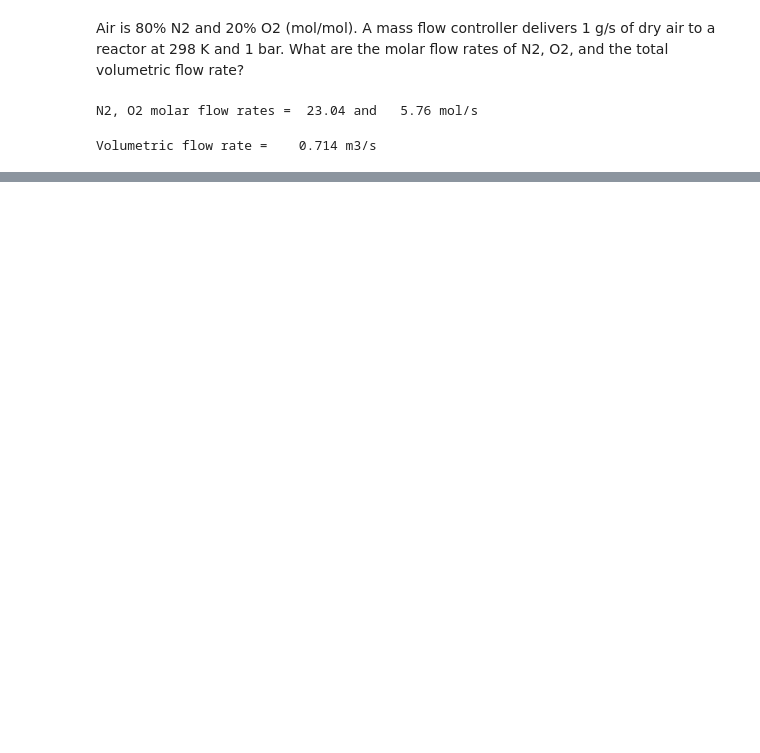
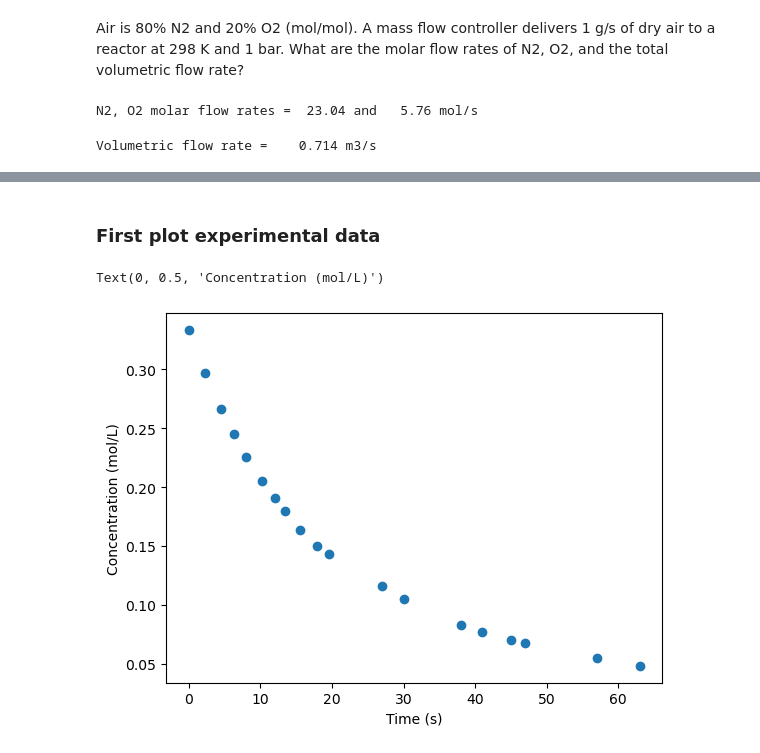
Before and after one commit to wmfschneider/CBE60546, a Jupyter notebook: Resources/Examples.ipynb, the cells around one changed output, grey strips where cells are left out. Saved outputs shown, nothing was run; the diff lists cells and outputs as text; code cells hidden in the pictures; blank space fills up the shorter version.

```diff
--- a/Resources/Examples.ipynb
+++ b/Resources/Examples.ipynb
@@ -36,0 +79,18 @@ Volumetric flow rate =    0.714 m3/s
+# %% [markdown]
+### First plot experimental data
+# %%
+import numpy as np               #this lets up handles arrays of data
+import matplotlib.pyplot as plt
+
+# Experimental data:
+t = np.array([0.00, 2.25, 4.50, 6.33, 8.00, 10.25, 12.00, 13.50, 15.60, 17.85, 19.60, 27.00, 30.00, 38.00, 41.00, 45.00, 47.00, 57.00, 63.00])
+
+C_Br2 = np.array([0.3335, 0.2965, 0.2660, 0.2450, 0.2255, 0.2050, 0.1910, 0.1794, 0.1632, 0.1500, 0.1429, 0.1160, 0.1053, 0.0830, 0.0767, 0.0705, 0.0678, 0.0553, 0.0482])
+
+plt.figure()
+plt.plot(t,C_Br2,'o')
+plt.xlabel('Time (s)')
+plt.ylabel('Concentration (mol/L)')
+# %% [output]
+Text(0, 0.5, 'Concentration (mol/L)')
+[figure, added]
```
Also changed, not shown: parts of 19 cells of this notebook, 3 other files.
